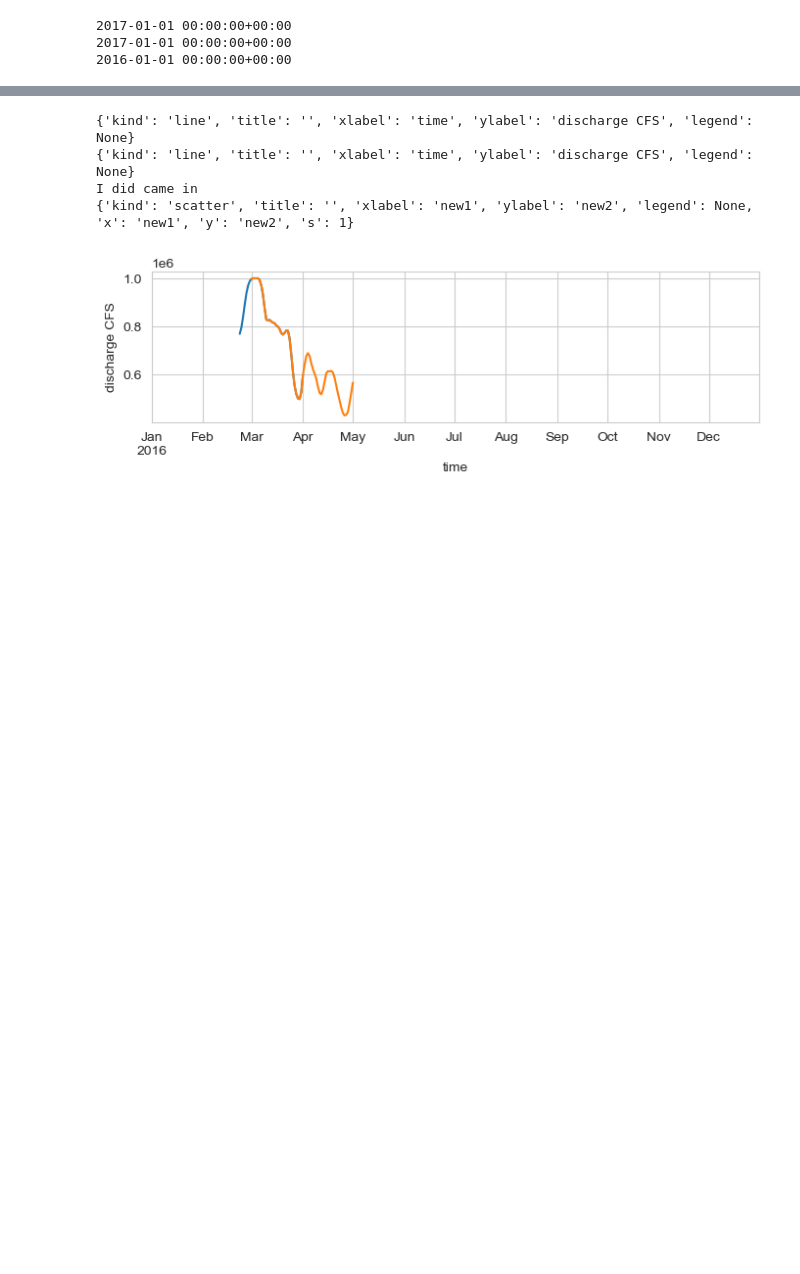
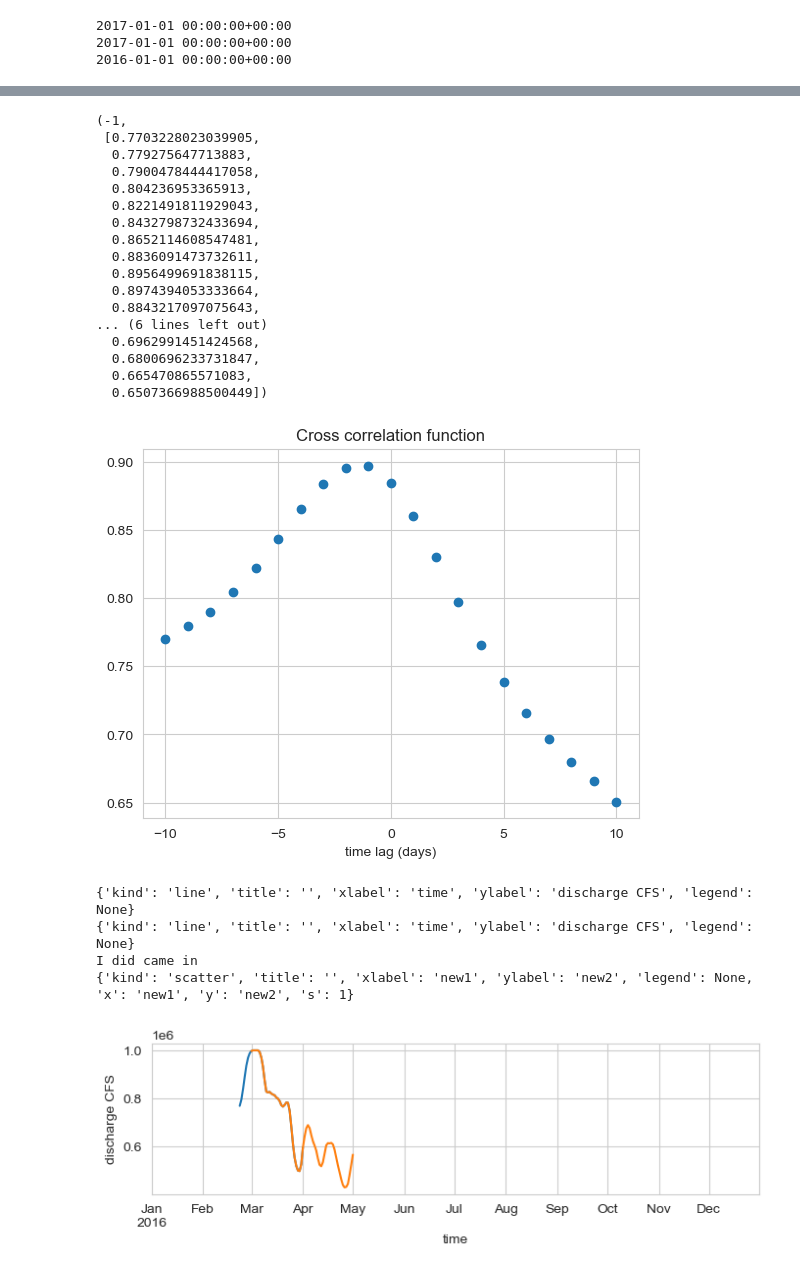
Before and after one commit to sergiogyoz/Machine-Learning, a Jupyter notebook: project/project_testing.ipynb, the cells around one changed output, grey strips where cells are left out. Saved outputs shown, nothing was run; the diff lists cells and outputs as text; code cells hidden in the pictures; blank space fills up the shorter version.

```diff
--- a/project/project_testing.ipynb
+++ b/project/project_testing.ipynb
@@ -134,3 +144,24 @@ cross_corr(mdf, dfs[1], tag1="00060_Mean", tag2="00060_Mean", shift_range=(-5,5)
+# %%
+cross_corr(mdf, dfs[1], tag1="00060_Mean", tag2="00060_Mean", shift_range=(-10,10))
+# %% [output]
+(-1,
+ [0.7703228023039905,
+  0.779275647713883,
+  0.7900478444417058,
+  0.804236953365913,
+  0.8221491811929043,
+  0.8432798732433694,
+  0.8652114608547481,
+  0.8836091473732611,
+  0.8956499691838115,
+  0.8974394053333664,
+  0.8843217097075643,
+... (6 lines left out)
+  0.6962991451424568,
+  0.6800696233731847,
+  0.665470865571083,
+  0.6507366988500449])
+[figure, added]
 # %%
 # df, _ = nwis.get_dv(sites=main_site, start="2016-01-01",end="2017-01-01", parameterCd=param_cd)
 testdf= pd.DataFrame(index=pd.date_range(start="2016-01-01", end="2016-12-31",freq="D", tz=df.index[0].tz))
```
Also changed, not shown: parts of 4 cells of this notebook.
